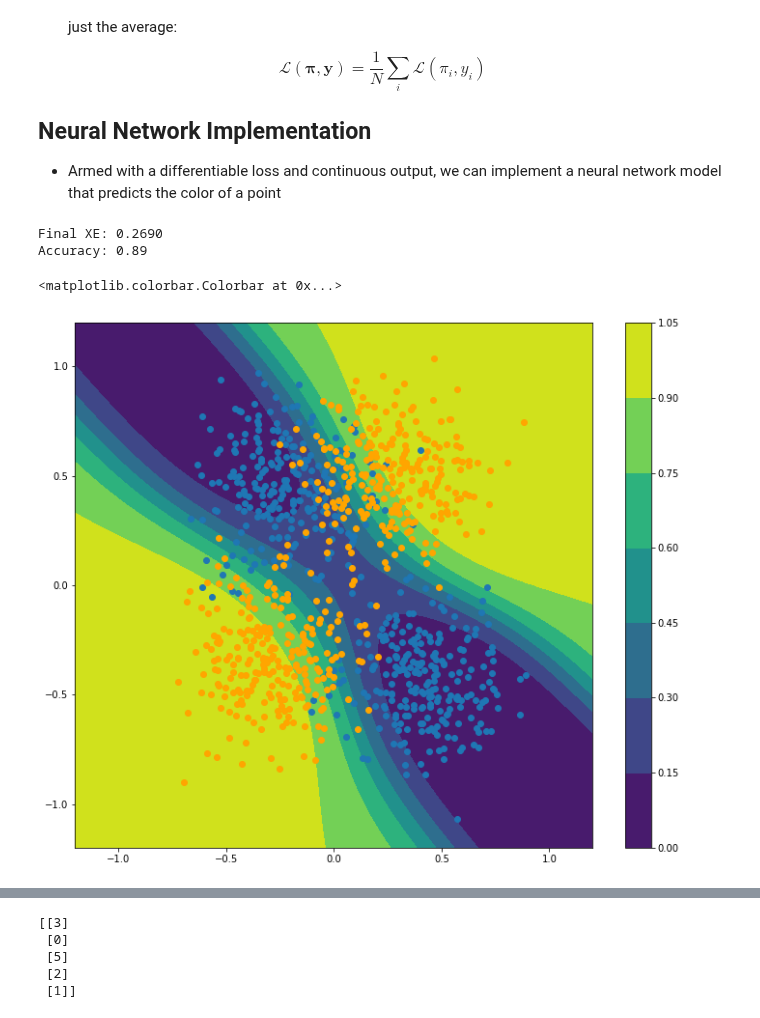
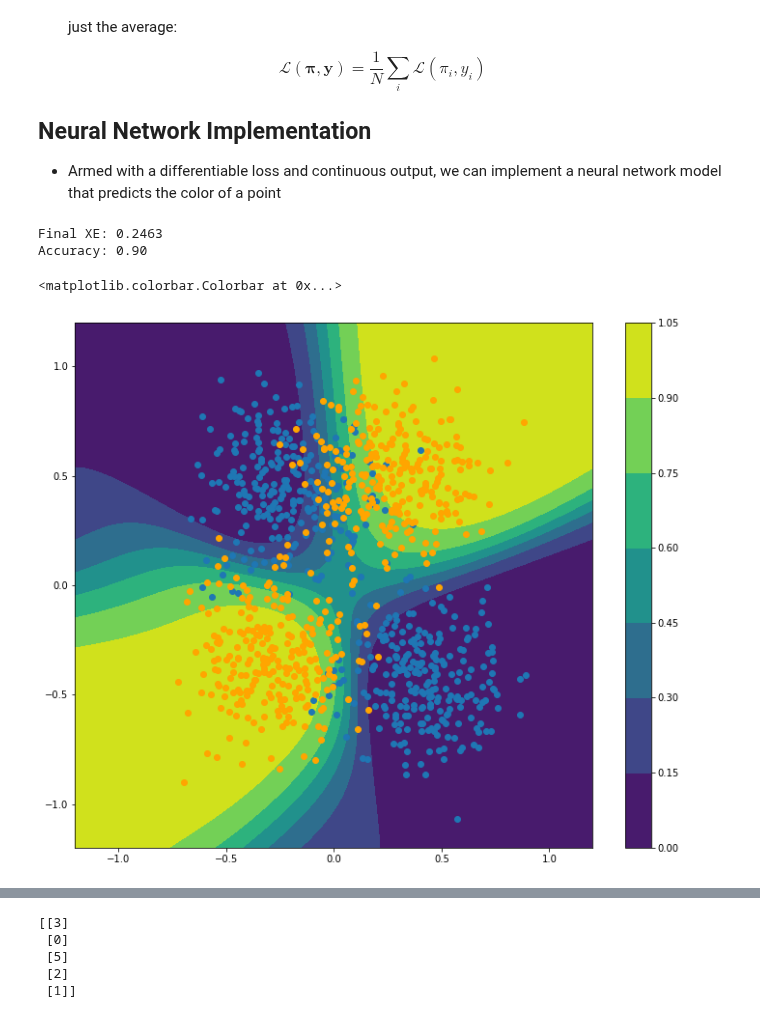
Before and after one commit to KISRDevelopment/nn_course, a Jupyter notebook: classification.ipynb, the cells around one changed output, grey strips where cells are left out. Cells and saved outputs as stored; diff of their text form; code cells hidden in the pictures.

```diff
--- a/classification.ipynb
+++ b/classification.ipynb
@@ -92,7 +92,7 @@ import tensorflow as tf
 import sklearn.metrics
 
 # try varying the number of hidden units
-n_hidden = 5
+n_hidden = 10
 eta = 1.0
 
 # read data
@@ -148,40 +148,40 @@ pred_1 = pi > 0.5
 acc = np.mean(y.numpy() == pred_1)
 print("Accuracy: %0.2f" % acc)
 # %% [output]
-Final XE: 0.2690
-Accuracy: 0.89
+Final XE: 0.2463
+Accuracy: 0.90
 # %%
 # let's see what the network has learned
 
 # initialize range of input values
 K = 100
 xs = np.linspace(-1.2, 1.2, K)
 x1s, x2s = np.meshgrid(xs, xs)
 
 # zip the inputs up into a (K*K, 2) array
 Xstar = np.vstack((x1s.flatten(), x2s.flatten())).T
 Xstar = tf.convert_to_tensor(Xstar, dtype=tf.float32)
 
 # predict
 hidden_activation = tf.tanh(b_hidden + tf.matmul(Xstar, W_input_hidden))
-pi = tf.sigmoid(b_output + tf.matmul(hidden_activation, W_hidden_output))
+pi_star = tf.sigmoid(b_output + tf.matmul(hidden_activation, W_hidden_output))
 
 # plot
-pi = pi.numpy().reshape((K, K))
+pi_star = pi_star.numpy().reshape((K, K))
 
 f, ax = plt.subplots(1, 1, figsize=(12, 10))
-cp = ax.contourf(x1s, x2s, pi)
+cp = ax.contourf(x1s, x2s, pi_star)
 
 # read data
 data = np.load('data/binary_classification.npz')
 X, y = data['X'], data['y']
 
 class0_ix = y[:,0] == 0
 class1_ix = y[:,0]== 1
 
 ax.scatter(X[class0_ix, 0], X[class0_ix, 1])
 ax.scatter(X[class1_ix, 0], X[class1_ix, 1], color='orange')
 f.colorbar(cp)
 # %% [output]
 <matplotlib.colorbar.Colorbar at 0x...>
-[figure, old version]
+[figure, new version]
```
Also changed, not shown: parts of 12 cells of this notebook, 7 other files.
